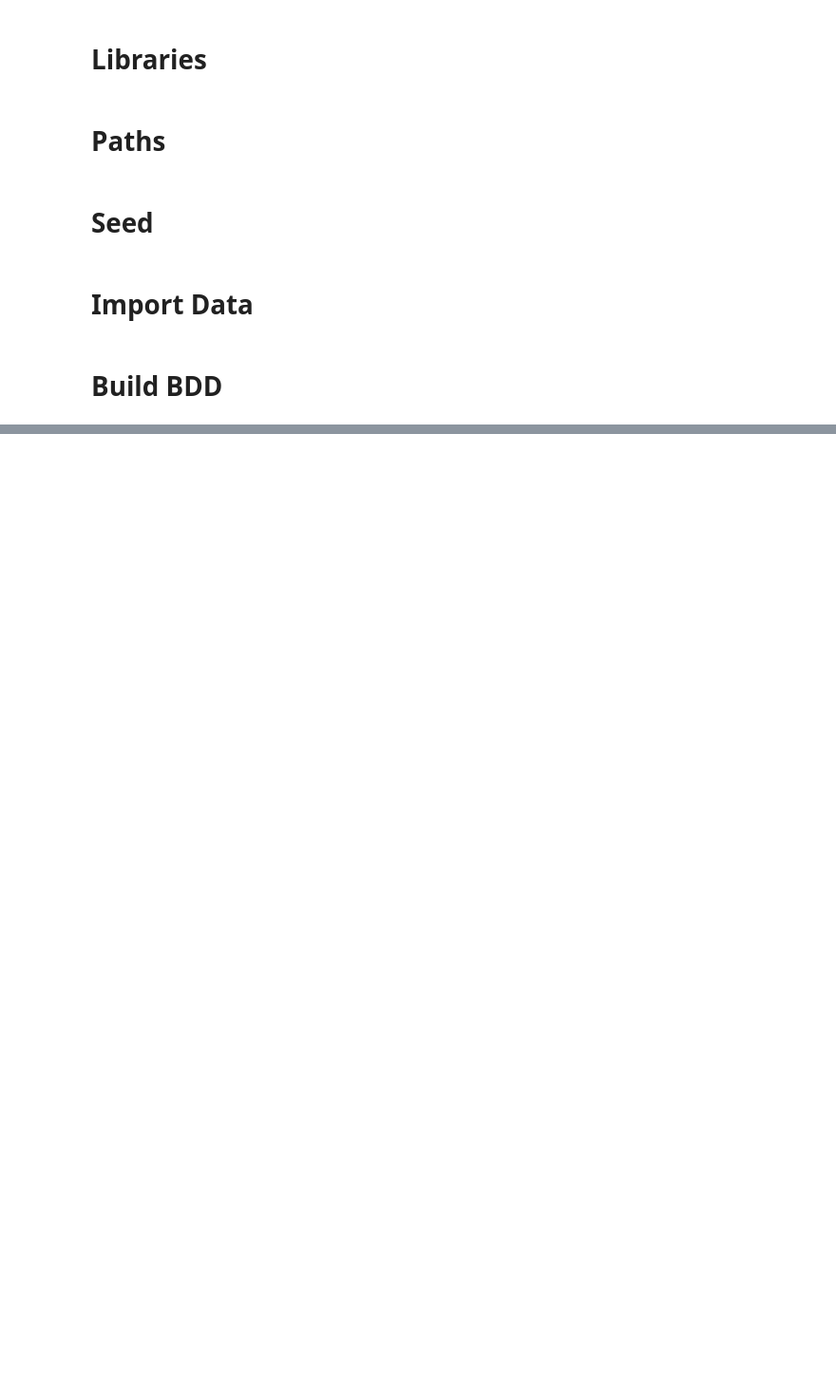
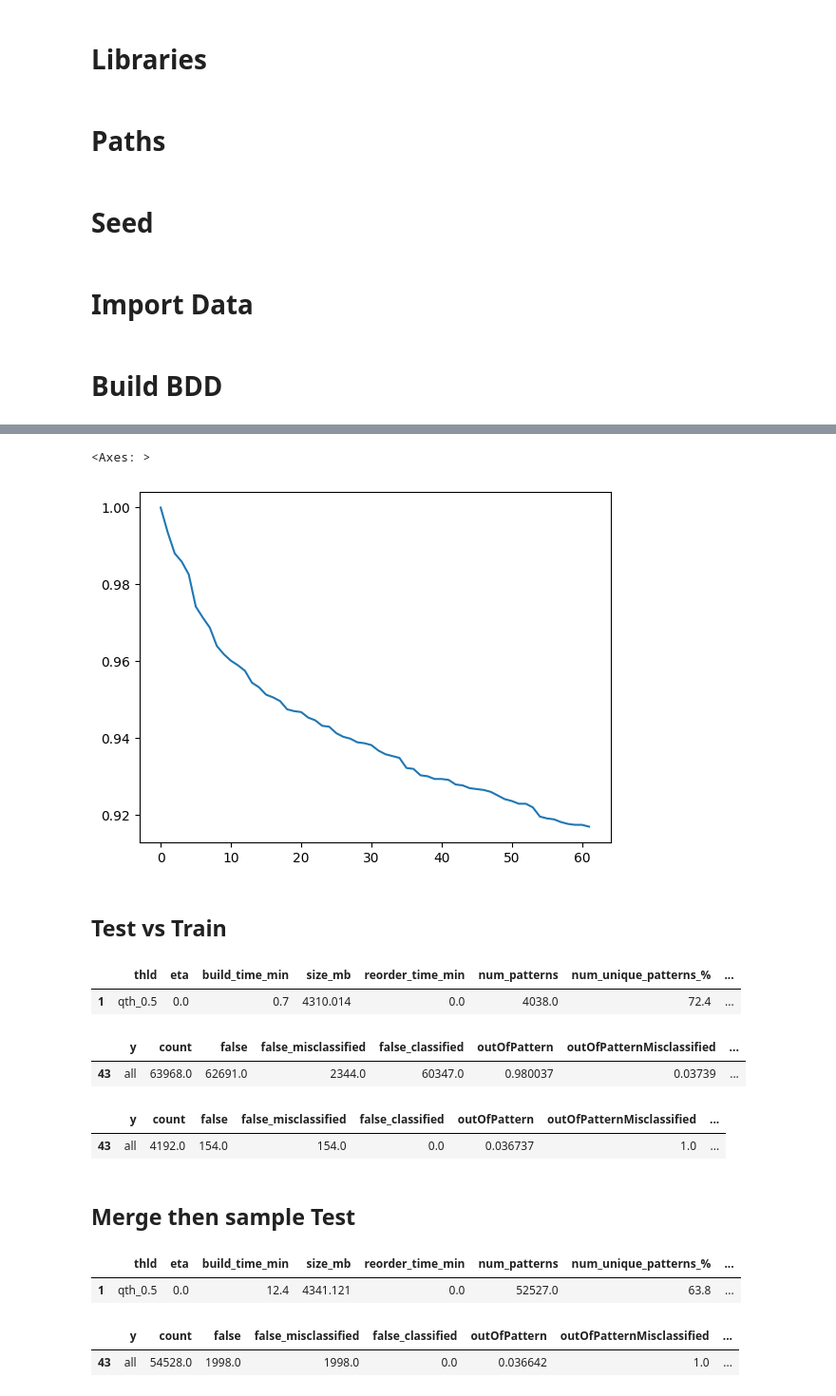
Before and after one commit to ahmadhatahet/runtime-monitoring, a Jupyter notebook: experiments/bdd-build-one.ipynb, the cells around one changed output, grey strips where cells are left out. Shown at 95% size. Drawn from its saved outputs; the diff is of its cells as text; code cells hidden in the pictures; blank space fills up the shorter version.

```diff
--- a/experiments/bdd-build-one.ipynb
+++ b/experiments/bdd-build-one.ipynb
@@ -129,0 +160,10 @@ df_test_scores.loc[ df_test_scores['y'] == 'all' ]
+# %%
+num_bits = 1
+vars_range = range(df_patterns.shape[1])
+vars = [f'x{n}_{i}' for i in range(num_bits) for n in vars_range]
+# %%
+for v in vars:
+    bdd.add_var(v)
+
+vars = np.array([ *map(bdd.var, vars) ])
+vars_not = np.array([ ~v for v in vars ])
@@ -129,0 +177,17 @@ df_test_scores.loc[ df_test_scores['y'] == 'all' ]
+# %%
+construct_pattern = lambda row: np.bitwise_and.reduce( np.where(row, vars, vars_not) )
+test_pattern = lambda row: (root & construct_pattern(row) ) == bdd.false
+# %%
+t_start = time.perf_counter()
+
+results = np.zeros((df_patterns.shape[0] // 1000) + 1)
+
+for i, row in df_patterns.iterrows():
+    root |= construct_pattern( row )
+    if i % 1000 == 0:
+        results[i // 1000] = np.apply_along_axis(test_pattern, 1, df_test_patterns.to_numpy()).sum()
+
+results[-1] = np.apply_along_axis(test_pattern, 1, df_test_patterns.to_numpy()).sum()
+
+t_end = time.perf_counter()
+f"Finished in {round((t_end - t_start),3)} seconds."
@@ -129,0 +196,8 @@ df_test_scores.loc[ df_test_scores['y'] == 'all' ]
+# %%
+sns.lineplot(x=range(results.shape[0]), y=results / df_test_patterns.shape[0])
+# plt.ylim(0)
+# %% [output]
+<Axes: >
+[figure, added]
+# %% [markdown]
+## Test vs Train
@@ -129,0 +234,17 @@ df_test_scores.loc[ df_test_scores['y'] == 'all' ]
+# %%
+patterns.stats
+# %% [output]
+|  | thld | eta | build_time_min | size_mb | reorder_time_min | num_patterns | num_unique_patterns_% | ... |
+| 1 | qth_0.5 | 0.0 | 0.7 | 4310.014 | 0.0 | 4038.0 | 72.4 | ... |
+# %%
+df_train_scores.loc[ df_train_scores['y'] == 'all' ]
+# %% [output]
+|  | y | count | false | false_misclassified | false_classified | outOfPattern | outOfPatternMisclassified | ... |
+| 43 | all | 63968.0 | 62691.0 | 2344.0 | 60347.0 | 0.980037 | 0.03739 | ... |
+# %%
+df_test_scores.loc[ df_test_scores['y'] == 'all' ]
+# %% [output]
+|  | y | count | false | false_misclassified | false_classified | outOfPattern | outOfPatternMisclassified | ... |
+| 43 | all | 4192.0 | 154.0 | 154.0 | 0.0 | 0.036737 | 1.0 | ... |
+# %% [markdown]
+## Merge then sample Test
@@ -129,0 +289,10 @@ df_test_scores.loc[ df_test_scores['y'] == 'all' ]
+# %%
+patterns.stats
+# %% [output]
+|  | thld | eta | build_time_min | size_mb | reorder_time_min | num_patterns | num_unique_patterns_% | ... |
+| 1 | qth_0.5 | 0.0 | 12.4 | 4341.121 | 0.0 | 52527.0 | 63.8 | ... |
+# %%
+df_train_scores.loc[ df_train_scores['y'] == 'all' ]
+# %% [output]
+|  | y | count | false | false_misclassified | false_classified | outOfPattern | outOfPatternMisclassified | ... |
+| 43 | all | 54528.0 | 1998.0 | 1998.0 | 0.0 | 0.036642 | 1.0 | ... |
```
Also changed, not shown: parts of 19 cells of this notebook.
